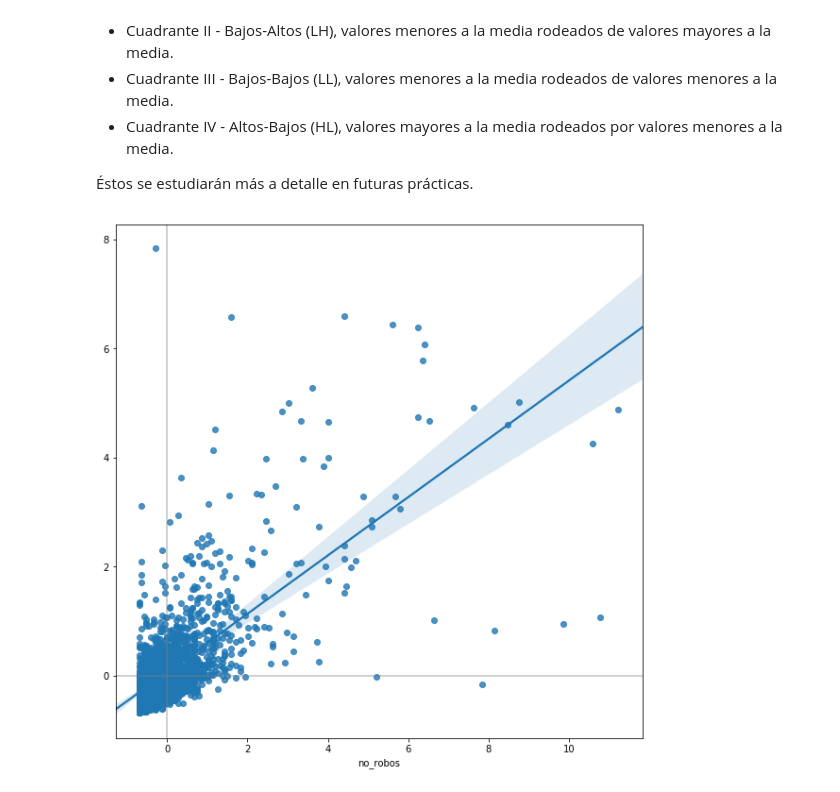
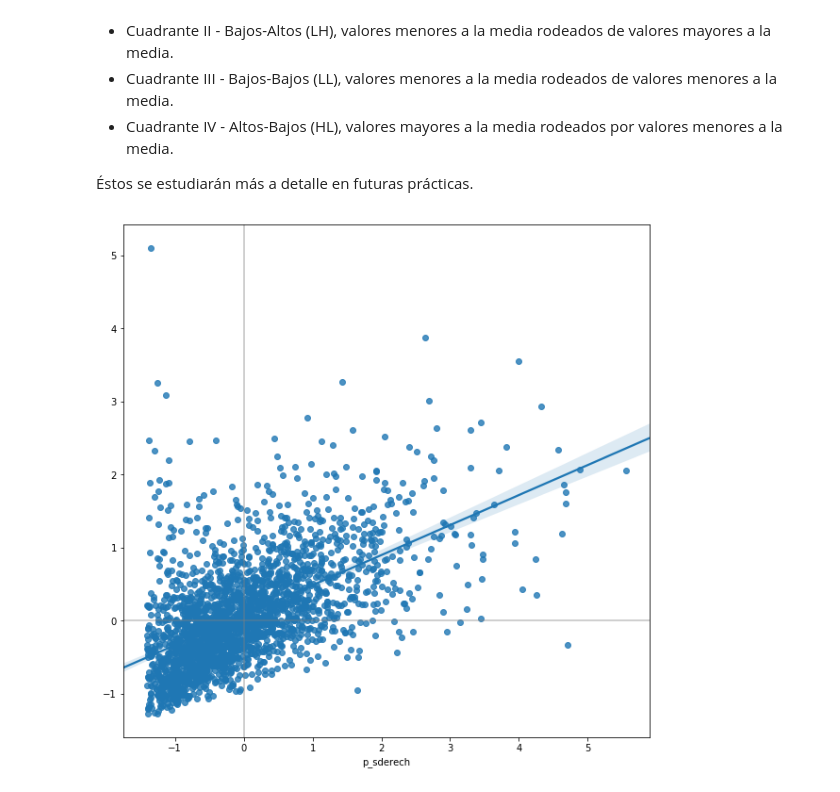
Before and after one commit to CentroGeo/curso-geoinformatica-2, a Jupyter notebook: practica_4/practica_4.ipynb, the cells around one changed output. Cells and saved outputs as stored; diff of their text form; code cells hidden in the pictures.

```diff
--- a/practica_4/practica_4.ipynb
+++ b/practica_4/practica_4.ipynb
@@ -39,7 +39,7 @@ f = 'data/'
 Para después importar los datos geográficos a través de `GeoPandas`; nótese que en esta práctica se está trabajando con un archivo de tipo `ShapeFile`:
 # %%
 # Importar el archivo a través de GeoPandas
-agebs = gpd.read_file(f + 'ageb_robos.shp')
+agebs = gpd.read_file(f + 'pob_sinderechohab.shp')
 
 # Asignar las Claves Geográficas como los índices de las tablas
 agebs = agebs.set_index('cvegeo')
@@ -64,7 +64,7 @@ Las Matrices de Contigüidad definen las relaciones espaciales a través de la e
 #### Criterio de Reina
 Bajo éste, basta con que dos polígonos compartan únicamente un sólo vértice de sus fronteras para ser considerados vecinos; para construir una Matriz de Pesos Espaciales bajo esta regla, se tiene el siguiente código:
 # %%
-m_reina = ps.lib.weights.Queen.from_shapefile(f + 'ageb_robos.shp', idVariable = 'cvegeo')
+m_reina = ps.lib.weights.Queen.from_shapefile(f + 'pob_sinderechohab.shp', idVariable = 'cvegeo')
 m_reina
 # %% [output]
 Island id: 090090015012A
@@ -505,7 +505,7 @@ El Rezago Espacial es un elemento fundamental para muchas técnicas de análisis
 m_reina.transform = 'R'
 
 # Cálculo del rezago espacial para el Número de Homicidios
-rez_espacial = ps.lib.weights.lag_spatial(m_reina , agebs['no_robos'])
+rez_espacial = ps.lib.weights.lag_spatial(m_reina , agebs['p_sderech'])
 
 # Mostrar los primeros cinco elementos del vector generado
 rez_espacial[:5]
@@ -558,22 +559,22 @@ Crear una Gráfica de Moran Estandarizada implica el los valores promedio se enc
 Éstos se estudiarán más a detalle en futuras prácticas.
 # %%
 # Estandarizar el Número de Robos por AGEB
-robos_std = (agebs['no_robos'] - agebs['no_robos'].mean()) / agebs['no_robos'].std()
+robos_std = (agebs['p_sderech'] - agebs['p_sderech'].mean()) / agebs['p_sderech'].std()
 
 # Calcular el Rezago Espacial de la variable estandarizarla y asignarles los índices originales
 rez_espacial_std = pd.Series(ps.lib.weights.lag_spatial(m_reina , robos_std) , index = robos_std.index)
 
 # Preparación de la Figura y sus Filas
 fig , filas = plt.subplots(1 , figsize = (10,10))
 
 # Graficar los Valores
 sns.regplot(x = robos_std , y = rez_espacial_std)
 
 # Añadir líneas horizontal y vertical
 plt.axvline(0, c = 'grey', alpha = 0.5)
 plt.axhline(0, c = 'grey', alpha = 0.5)
 
 # Mostrar la Gráfica
 plt.show()
 # %% [output]
-[figure, old version]
+[figure, new version]
```
Also changed, not shown: parts of 23 cells of this notebook, 17 other files.
